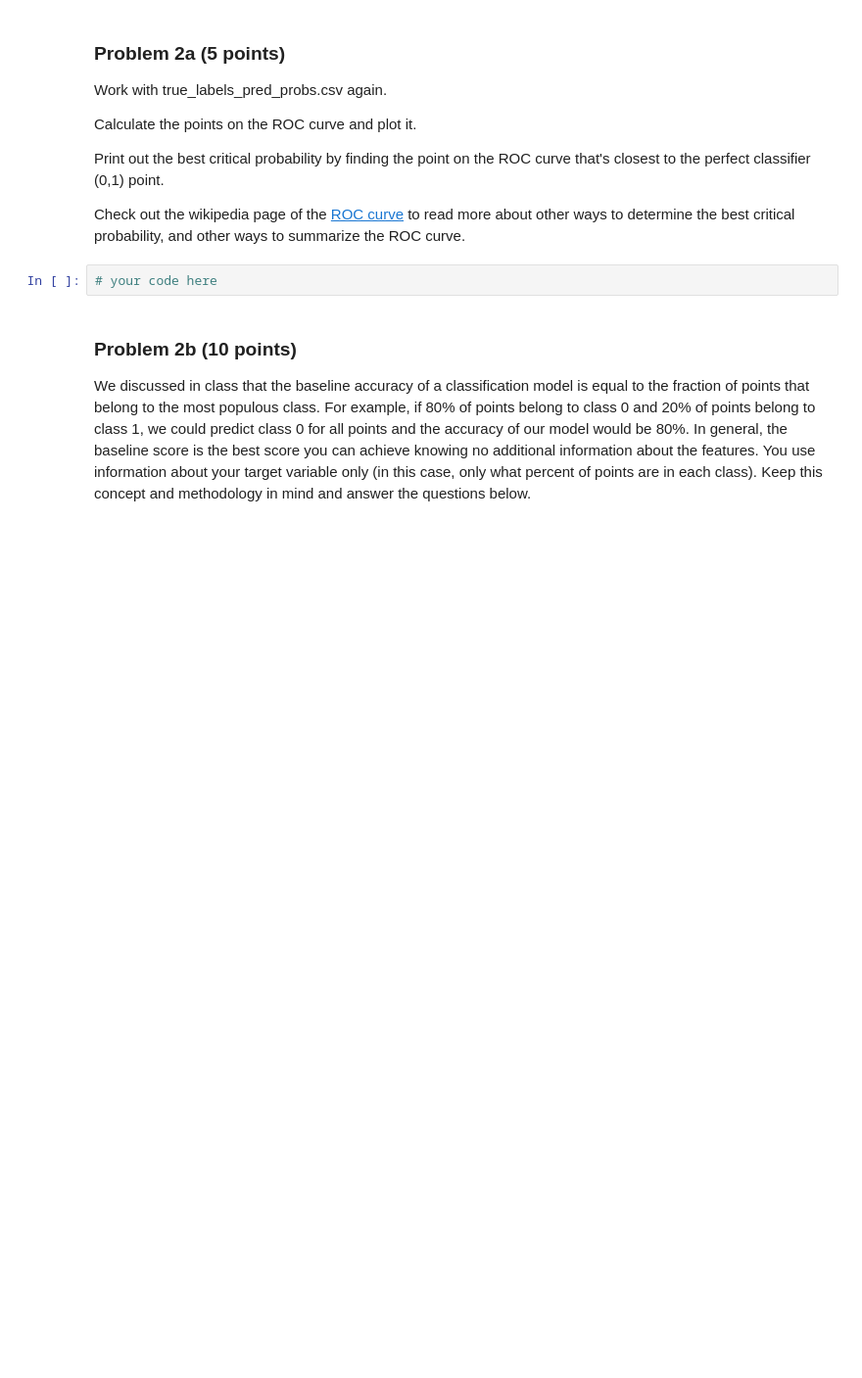
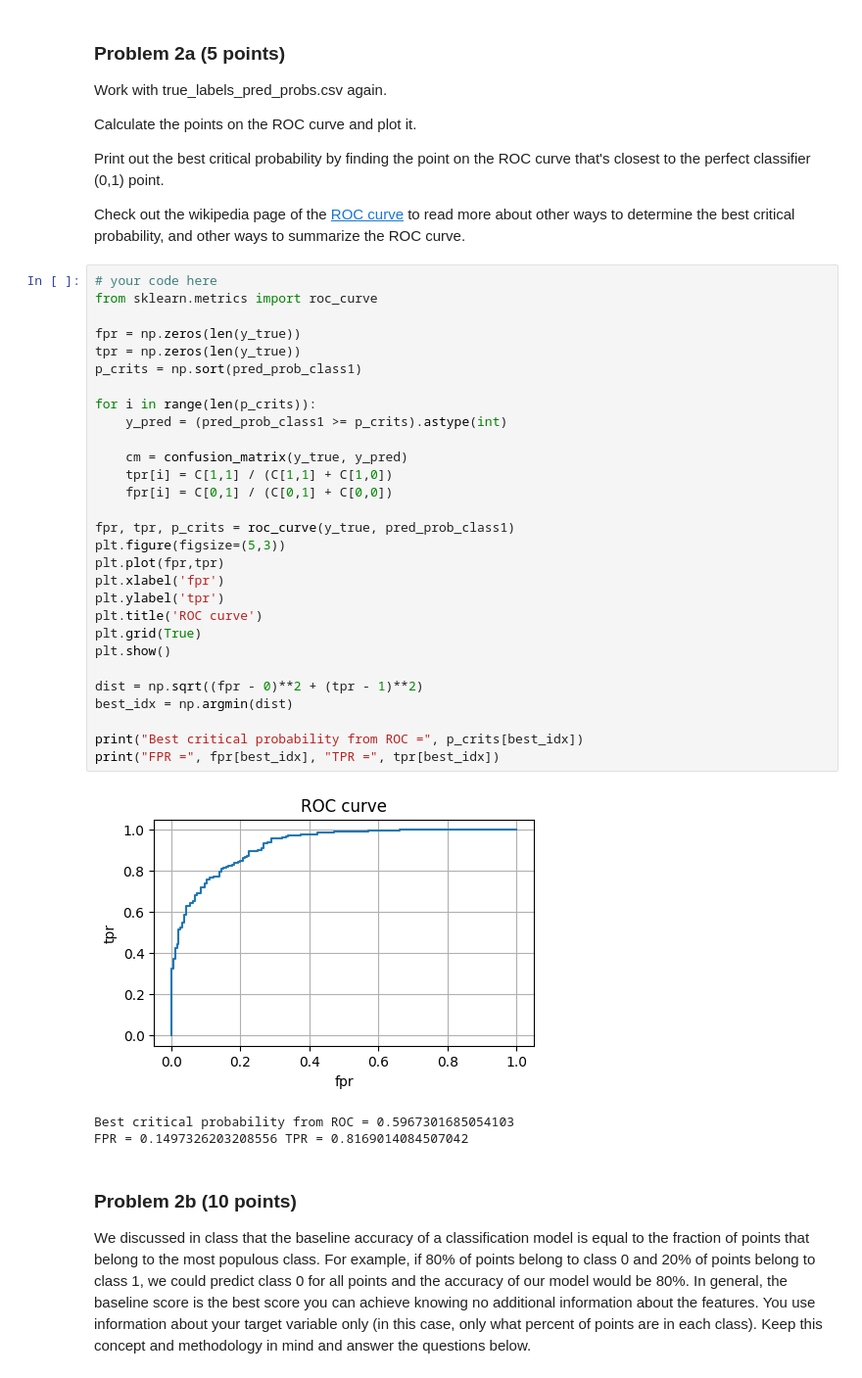
Before and after one commit to kyulli/data1030-fall2025, a Jupyter notebook: homework/ps7-kyulli/PS7.ipynb, the cells around one changed output. Shown at 98% size. Saved outputs shown, nothing was run; the diff lists cells and outputs as text; blank space fills up the shorter version.

```diff
--- a/homework/ps7-kyulli/PS7.ipynb
+++ b/homework/ps7-kyulli/PS7.ipynb
@@ -108,8 +202,39 @@ Calculate the points on the ROC curve and plot it.
 Print out the best critical probability by finding the point on the ROC curve that's closest to the perfect classifier (0,1) point.
 
 Check out the wikipedia page of the [ROC curve](https://en.wikipedia.org/wiki/Receiver_operating_characteristic#Further_interpretations) to read more about other ways to determine the best critical probability, and other ways to summarize the ROC curve.
-# %%
-# your code here
+# %%
+# your code here
+from sklearn.metrics import roc_curve
+
+fpr = np.zeros(len(y_true))
+tpr = np.zeros(len(y_true))
+p_crits = np.sort(pred_prob_class1)
+
+for i in range(len(p_crits)):
+    y_pred = (pred_prob_class1 >= p_crits).astype(int)
+
+    cm = confusion_matrix(y_true, y_pred)
+    tpr[i] = C[1,1] / (C[1,1] + C[1,0])
+    fpr[i] = C[0,1] / (C[0,1] + C[0,0])
+
+fpr, tpr, p_crits = roc_curve(y_true, pred_prob_class1)
+plt.figure(figsize=(5,3))
+plt.plot(fpr,tpr)
+plt.xlabel('fpr')
+plt.ylabel('tpr')
+plt.title('ROC curve')
+plt.grid(True)
+plt.show()
+
+dist = np.sqrt((fpr - 0)**2 + (tpr - 1)**2)
+best_idx = np.argmin(dist)
+
+print("Best critical probability from ROC =", p_crits[best_idx])
+print("FPR =", fpr[best_idx], "TPR =", tpr[best_idx])
+# %% [output]
+[figure, added]
+Best critical probability from ROC = 0.5967301685054103
+FPR = 0.1497326203208556 TPR = 0.8169014084507042
 # %% [markdown]
 ### Problem 2b (10 points)
 
```
Also changed, not shown: parts of 10 cells of this notebook.
